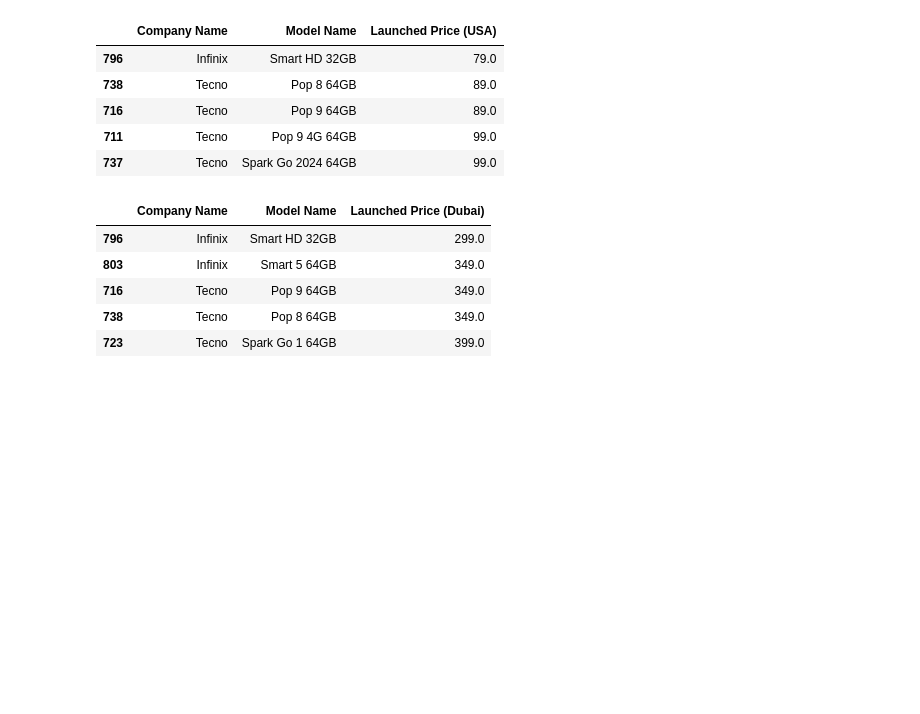
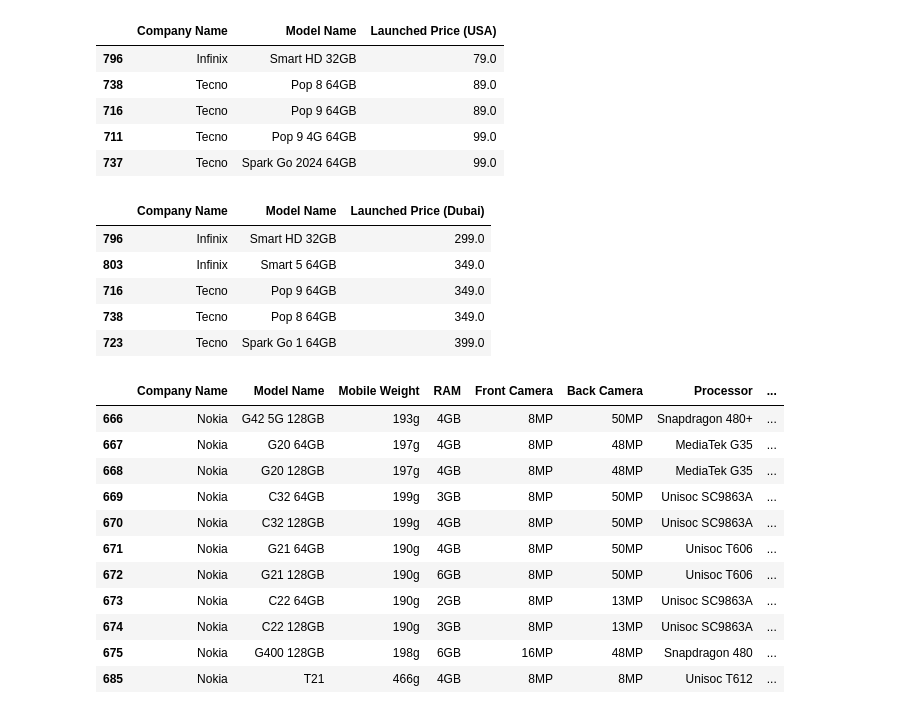
Before and after one commit to LauraPiraneque/mobile_prices_analysis, a Jupyter notebook: mobiles_analysis.ipynb, the cells around one changed output. Cells and saved outputs as stored; diff of their text form; code cells hidden in the pictures; blank space fills up the shorter version.

```diff
--- a/mobiles_analysis.ipynb
+++ b/mobiles_analysis.ipynb
@@ -295,3 +320,18 @@ for col in mobile_dataset.columns[9:14]:
 | 716 | Tecno | Pop 9 64GB | 349.0 |
 | 738 | Tecno | Pop 8 64GB | 349.0 |
 | 723 | Tecno | Spark Go 1 64GB | 399.0 |
+# %%
+mobile_dataset[mobile_dataset['Company Name'] == 'Nokia']
+# %% [output]
+|  | Company Name | Model Name | Mobile Weight | RAM | Front Camera | Back Camera | Processor | ... |
+| 666 | Nokia | G42 5G 128GB | 193g | 4GB | 8MP | 50MP | Snapdragon 480+ | ... |
+| 667 | Nokia | G20 64GB | 197g | 4GB | 8MP | 48MP | MediaTek G35 | ... |
+| 668 | Nokia | G20 128GB | 197g | 4GB | 8MP | 48MP | MediaTek G35 | ... |
+| 669 | Nokia | C32 64GB | 199g | 3GB | 8MP | 50MP | Unisoc SC9863A | ... |
+| 670 | Nokia | C32 128GB | 199g | 4GB | 8MP | 50MP | Unisoc SC9863A | ... |
+| 671 | Nokia | G21 64GB | 190g | 4GB | 8MP | 50MP | Unisoc T606 | ... |
+| 672 | Nokia | G21 128GB | 190g | 6GB | 8MP | 50MP | Unisoc T606 | ... |
+| 673 | Nokia | C22 64GB | 190g | 2GB | 8MP | 13MP | Unisoc SC9863A | ... |
+| 674 | Nokia | C22 128GB | 190g | 3GB | 8MP | 13MP | Unisoc SC9863A | ... |
+| 675 | Nokia | G400 128GB | 198g | 6GB | 16MP | 48MP | Snapdragon 480 | ... |
+| 685 | Nokia | T21 | 466g | 4GB | 8MP | 8MP | Unisoc T612 | ... |
```
Also changed, not shown: parts of 9 cells of this notebook.
